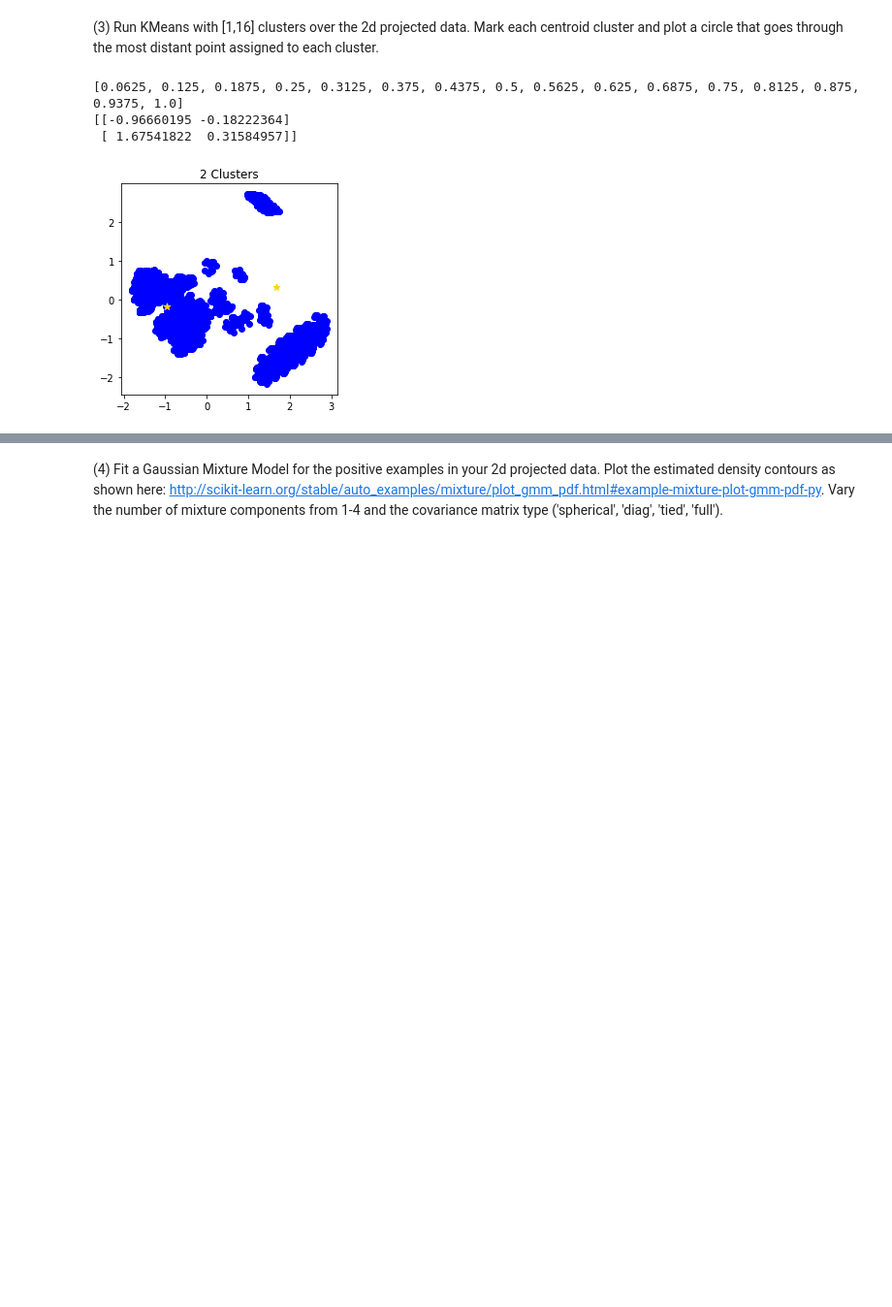
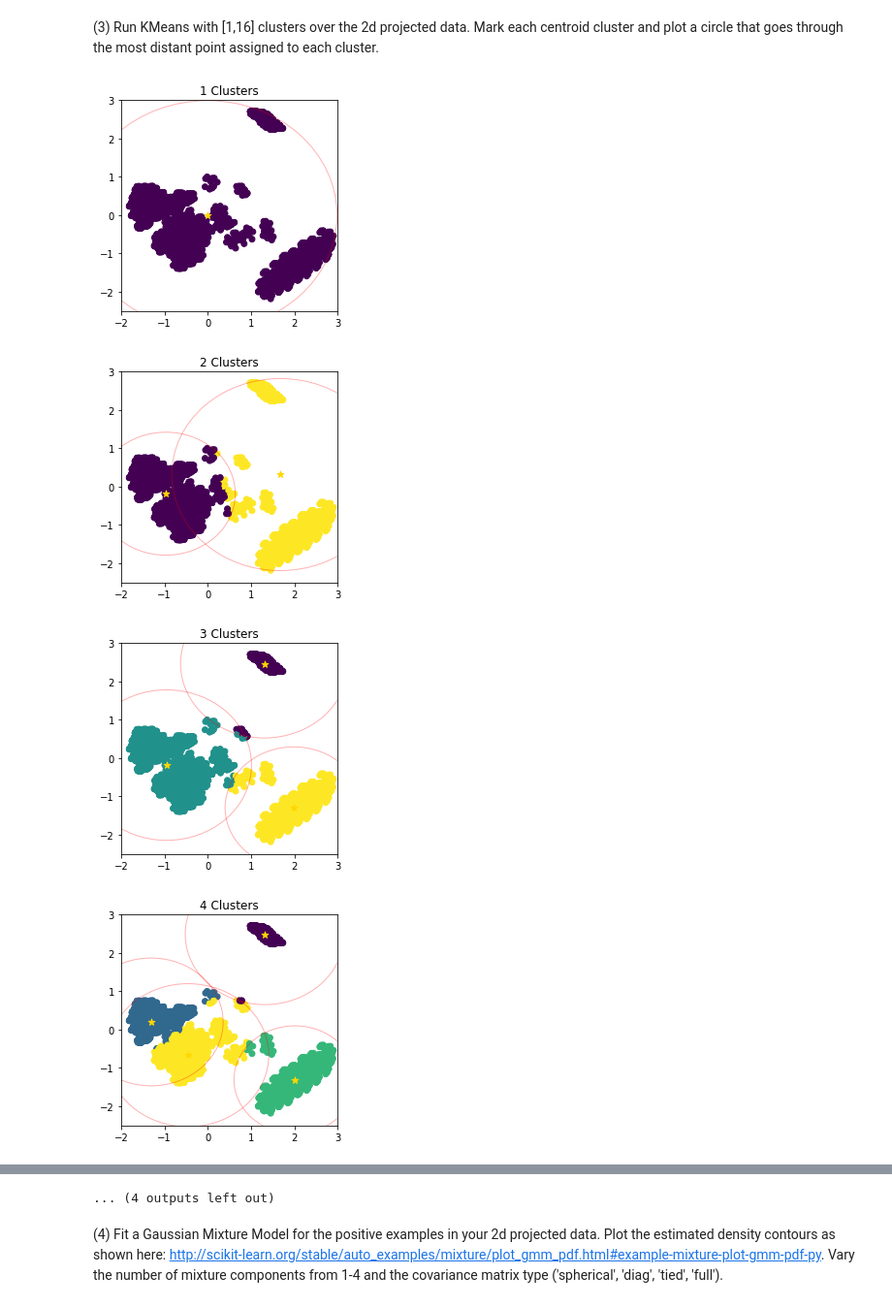
Before and after one commit to colbycarter/colbyc-w207, a Jupyter notebook: project_03/Colby_Carter_p3.ipynb, the cells around one changed output, grey strips where cells are left out. Shown at 97% size. Saved outputs shown, nothing was run; the diff lists cells and outputs as text; code cells hidden in the pictures; blank space fills up the shorter version.

```diff
--- a/project_03/Colby_Carter_p3.ipynb
+++ b/project_03/Colby_Carter_p3.ipynb
@@ -135,27 +137,51 @@ train neg= (3802, 2)
 [figure]
 # %% [markdown]
 (3) Run KMeans with [1,16] clusters over the 2d projected data. Mark each centroid cluster and plot a circle that goes through the most distant point assigned to each cluster.
-# %%
-def P3():
-### STUDENT START ###
-    f, ax = plt.subplots(1,1, figsize=(4,4))
-    colors = [i/16 for i in range(1,17)]
-    print(colors)
-
-    #for k in range(1, 17):
-    km = KMeans(n_clusters=2)
-    clusters = km.fit(train_data2)
-    centroids = clusters.cluster_centers_
-    print(centroids)
-    ax.scatter(train_data2[:,0], train_data2[:,1], color = 'blue')
-    ax.scatter(centroids[:,0], centroids[:,1], c='gold', s=50, marker='*')
-    ax.set_title(str(2) + " Clusters")
-
-### STUDENT END ###
-
-P3()
-# %% [output]
-[0.0625, 0.125, 0.1875, 0.25, 0.3125, 0.375, 0.4375, 0.5, 0.5625, 0.625, 0.6875, 0.75, 0.8125, 0.875, 0.9375, 1.0]
-[[-0.96660195 -0.18222364]
- [ 1.67541822  0.31584957]]
-[figure, removed]
+# %%
+def P3(k=2):
+### STUDENT START ###
+
+    #fit model
+    km = KMeans(n_clusters=k)
+    clusters = km.fit(train_data2)
+    distances = km.transform(train_data2)
+    centroids = clusters.cluster_centers_
+
+    #get list of colors
+    my_colors = np.arange(0, k)/(max(1,k-1))
+    color_ar = np.zeros(train_data2.shape[0])
+    for i in np.arange(0, len(clusters.labels_)):
+        color_index = clusters.labels_[i]
+        color_ar[i] = my_colors[color_index]
+
+    #plot clusters with my colors and centroids
+    fig = plt.figure(figsize = (4, 4))
+    plt.ylim(-2.5,3), plt.xlim(-2,3)
+    plt.scatter (train_data2[:,0], train_data2[:,1], c = color_ar)
+    plt.scatter(centroids[:,0], centroids[:,1], c='gold', s=50, marker='*')
+    plt.title(str(k)+" Clusters")
+
+    #calc circle radii
+    for_radii = np.zeros(distances.shape)
+    for i in range(0,len(clusters.labels_)):
+        for_radii[i, clusters.labels_[i]] = distances[i,clusters.labels_[i]]
+    radii = np.max(for_radii, axis = 0)
+
+    #add circles
+    ax = fig.gca()
+    for r in range(radii.shape[0]):
+        circle = plt.Circle(centroids[r], radii[r], color='r', fill=False, alpha=.3)
+        ax.add_artist(circle)
+    return fig
+
+
+### STUDENT END ###
+
+num_k = 16
+for k in range(1,num_k+1):
+    plt.show(P3(k))
+# %% [output]
+[figure, added]
+[figure, added]
+[figure, added]
+[figure, added]
@@ -162,2 +196,3 @@ P3()
+... (4 outputs left out)
 # %% [markdown]
 (4) Fit a Gaussian Mixture Model for the positive examples in your 2d projected data. Plot the estimated density contours as shown here: http://scikit-learn.org/stable/auto_examples/mixture/plot_gmm_pdf.html#example-mixture-plot-gmm-pdf-py. Vary the number of mixture components from 1-4 and the covariance matrix type ('spherical', 'diag', 'tied', 'full').
```
Also changed, not shown: parts of 7 cells of this notebook.
